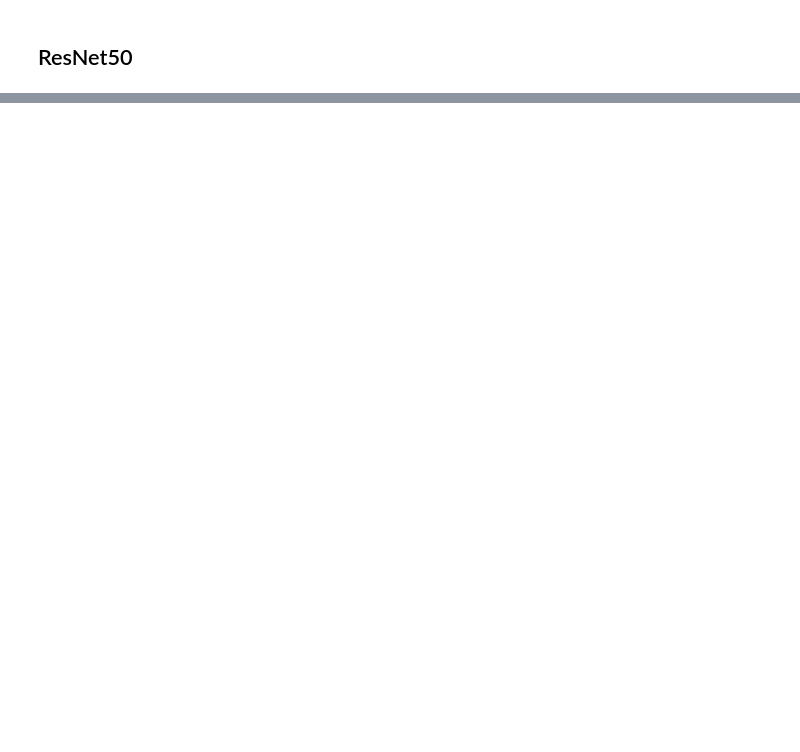
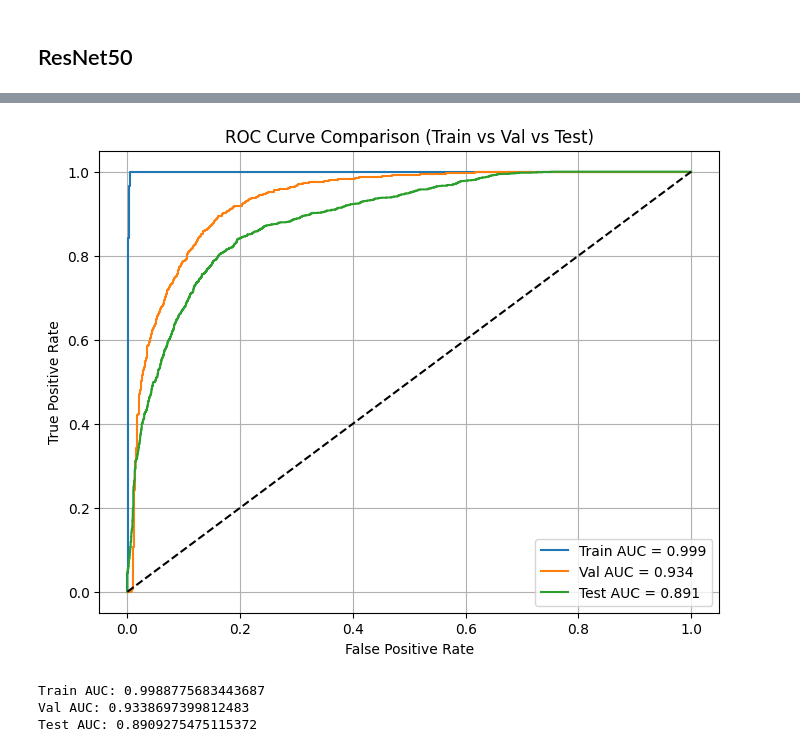
Before and after one commit to aryan-ml/DeepFakeDetection, a Jupyter notebook: notebooks/RESNET50.ipynb, the cells around one changed output, grey strips where cells are left out. Saved outputs shown, nothing was run; the diff lists cells and outputs as text; code cells hidden in the pictures; blank space fills up the shorter version.

Commit message:
Final Resnet with threshold tuning

```diff
--- a/notebooks/RESNET50.ipynb
+++ b/notebooks/RESNET50.ipynb
@@ -378,0 +315,18 @@ prob=0.8265, pred=0 -> REAL
+# %%
+model = tf.keras.models.load_model("best_resnet_finetuned.h5",
+                                   custom_objects={"loss": LOSS_FN})
+
+y_true = []
+y_prob = []
+
+for x, y in test_ds:
+    y_true.append(y.numpy())
+    y_prob.append(model.predict(x, verbose=0).ravel())
+
+y_true = np.concatenate(y_true)
+y_prob = np.concatenate(y_prob)
+y_pred = (y_prob >= 0.3).astype(int)            ## Changed from 0.5 to 0.3
+
+print("Frame-level AUC:", roc_auc_score(y_true, y_prob))
+print(classification_report(y_true, y_pred))
+print(confusion_matrix(y_true, y_pred))
@@ -378,0 +373,51 @@ prob=0.8265, pred=0 -> REAL
+# %%
+import numpy as np
+from sklearn.metrics import roc_curve, auc
+import matplotlib.pyplot as plt
+
+def get_probs(ds, model):
+    y_true = []
+    y_prob = []
+    for x, y in ds:
+        y_true.append(y.numpy())
+        y_prob.append(model.predict(x, verbose=0).ravel())
+    return np.concatenate(y_true), np.concatenate(y_prob)
+
+# Load best model again (safe)
+model = tf.keras.models.load_model(
+    "best_resnet_finetuned.h5",
+    custom_objects={"loss": LOSS_FN}
+)
+
+# Collect probabilities
+y_train_true, y_train_prob = get_probs(train_ds, model)
+y_val_true,   y_val_prob   = get_probs(val_ds, model)
+y_test_true,  y_test_prob  = get_probs(test_ds, model)
+
+# Compute ROC curves
+fpr_train, tpr_train, _ = roc_curve(y_train_true, y_train_prob)
+fpr_val,   tpr_val,   _ = roc_curve(y_val_true, y_val_prob)
+fpr_test,  tpr_test,  _ = roc_curve(y_test_true, y_test_prob)
+
+auc_train = auc(fpr_train, tpr_train)
+auc_val   = auc(fpr_val,   tpr_val)
+auc_test  = auc(fpr_test,  tpr_test)
+
+# Plot
+plt.figure(figsize=(8,6))
+plt.plot(fpr_train, tpr_train, label=f"Train AUC = {auc_train:.3f}")
+plt.plot(fpr_val,   tpr_val,   label=f"Val AUC = {auc_val:.3f}")
+plt.plot(fpr_test,  tpr_test,  label=f"Test AUC = {auc_test:.3f}")
+
+plt.plot([0,1],[0,1],'k--')
+plt.xlabel("False Positive Rate")
+plt.ylabel("True Positive Rate")
+plt.title("ROC Curve Comparison (Train vs Val vs Test)")
+plt.legend()
+plt.grid(True)
+plt.show()
+
+print("Train AUC:", auc_train)
+print("Val AUC:", auc_val)
+print("Test AUC:", auc_test)
+# %% [output]
@@ -378,0 +425,4 @@ prob=0.8265, pred=0 -> REAL
+[figure, added]
+Train AUC: 0.9988775683443687
+Val AUC: 0.9338697399812483
+Test AUC: 0.8909275475115372
```
Also changed, not shown: parts of 33 cells of this notebook.
